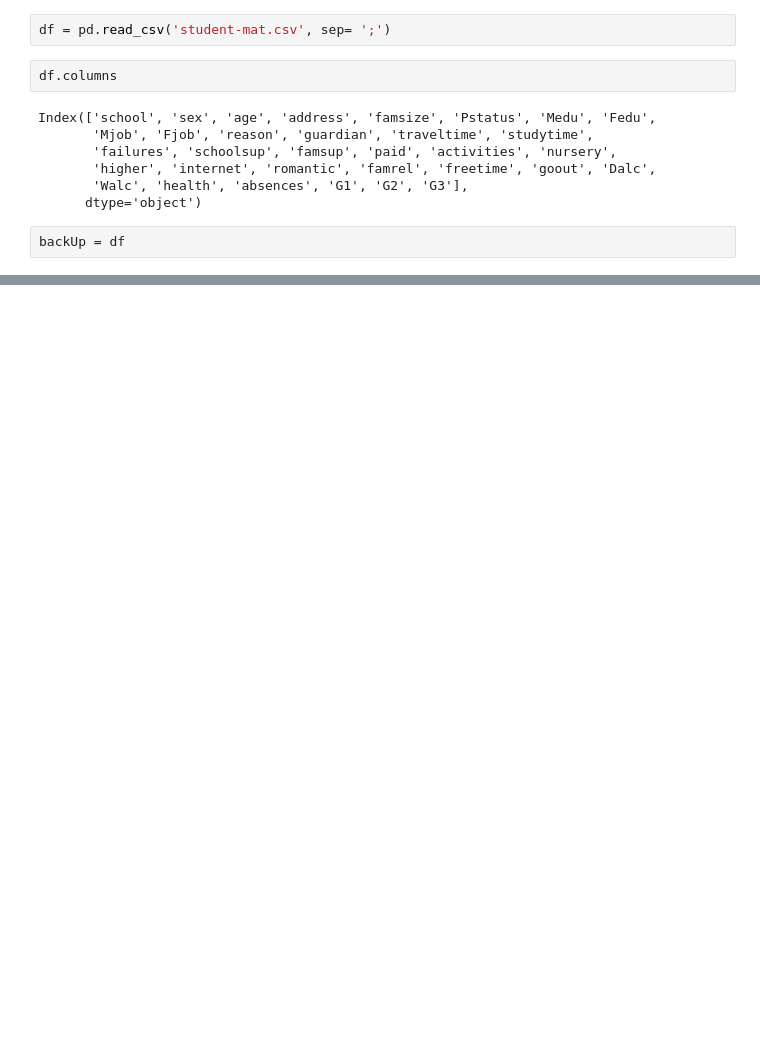
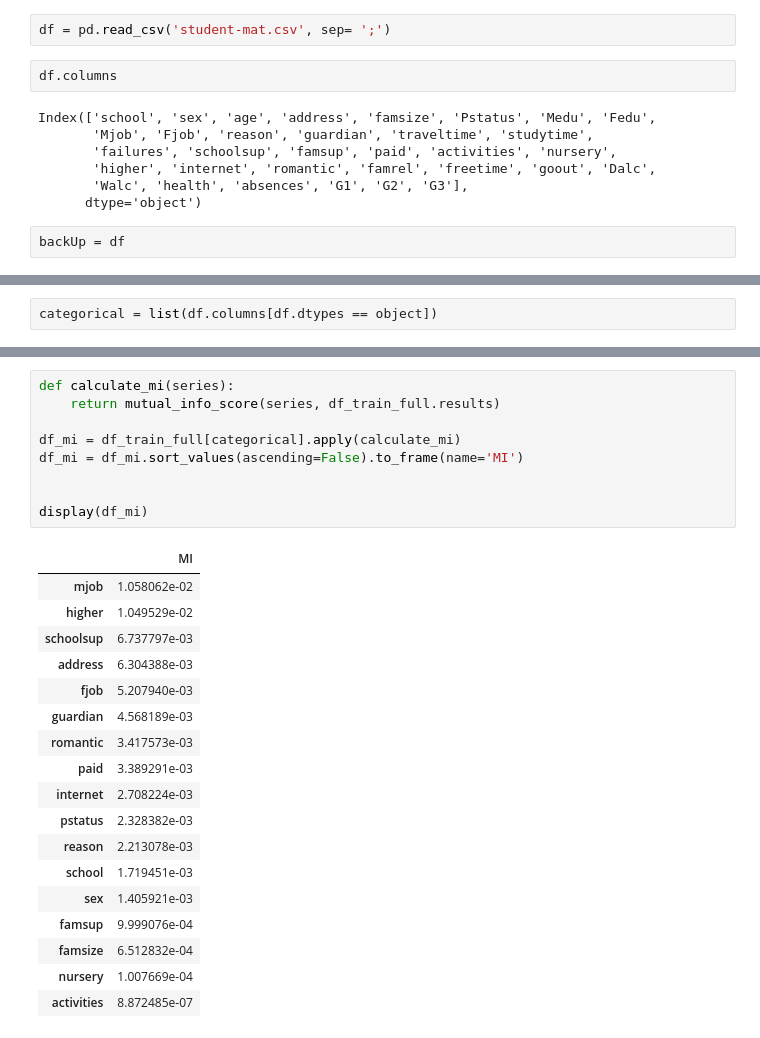
Before and after one commit to cfdonmez/MLBoot, a Jupyter notebook: Week2/extras/mathAnalysis.ipynb, the cells around one changed output, grey strips where cells are left out. Cells and saved outputs as stored; diff of their text form; blank space fills up the shorter version.

```diff
--- a/Week2/extras/mathAnalysis.ipynb
+++ b/Week2/extras/mathAnalysis.ipynb
@@ -36,0 +131,2 @@ dtype: object
+# %%
+categorical = list(df.columns[df.dtypes == object])
@@ -36,0 +299,28 @@ dtype: object
+# %%
+def calculate_mi(series):
+    return mutual_info_score(series, df_train_full.results)
+
+df_mi = df_train_full[categorical].apply(calculate_mi)
+df_mi = df_mi.sort_values(ascending=False).to_frame(name='MI')
+
+
+display(df_mi)
+# %% [output]
+|  | MI |
+| mjob | 1.058062e-02 |
+| higher | 1.049529e-02 |
+| schoolsup | 6.737797e-03 |
+| address | 6.304388e-03 |
+| fjob | 5.207940e-03 |
+| guardian | 4.568189e-03 |
+| romantic | 3.417573e-03 |
+| paid | 3.389291e-03 |
+| internet | 2.708224e-03 |
+| pstatus | 2.328382e-03 |
+| reason | 2.213078e-03 |
+| school | 1.719451e-03 |
+| sex | 1.405921e-03 |
+| famsup | 9.999076e-04 |
+| famsize | 6.512832e-04 |
+| nursery | 1.007669e-04 |
+| activities | 8.872485e-07 |
```
Also changed, not shown: parts of 57 cells of this notebook.
